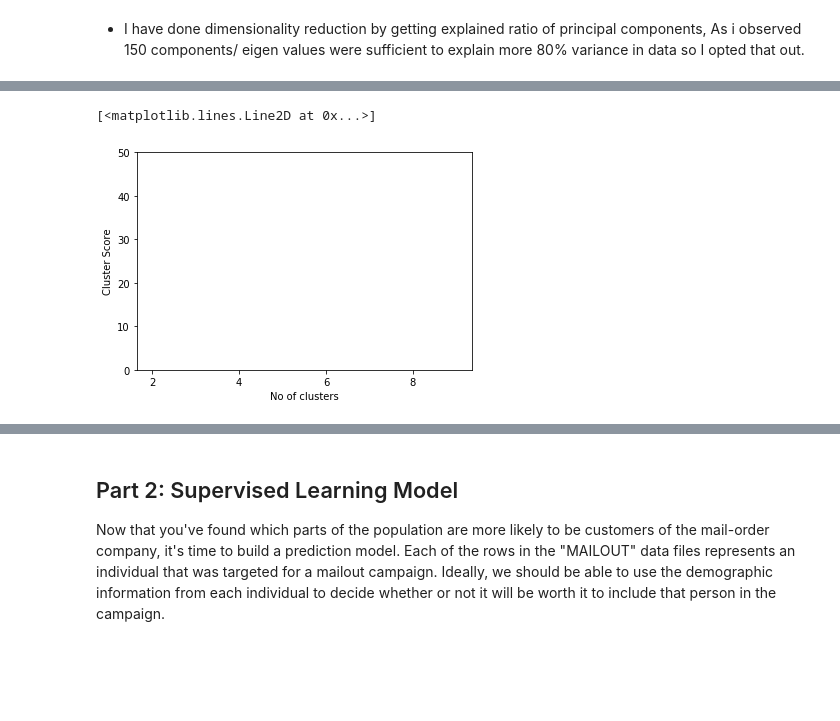
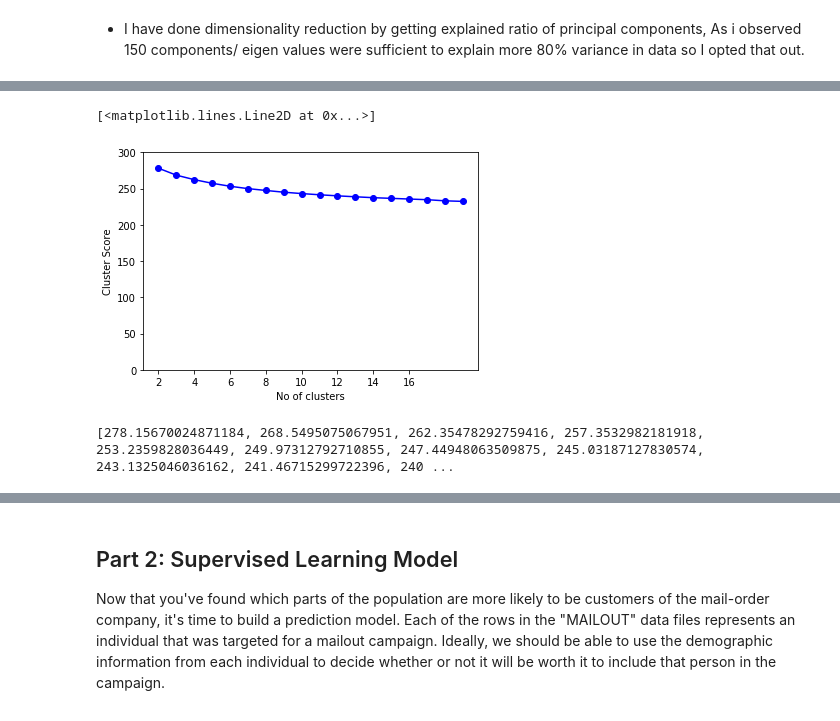
Before and after one commit to xueweiyema/ArvatoProject, a Jupyter notebook: Arvato Project Workbook.ipynb, the cells around one changed output, grey strips where cells are left out. Saved outputs shown, nothing was run; the diff lists cells and outputs as text; code cells hidden in the pictures; blank space fills up the shorter version.

```diff
--- a/Arvato Project Workbook.ipynb
+++ b/Arvato Project Workbook.ipynb
@@ -932,14 +942,18 @@ KeyboardInterrupt:
 # %%
 # Investigate the change in within-cluster distance across number of clusters.
 # HINT: Use matplotlib's plot function to visualize this relationship.
 plt.ylabel('Cluster Score')
 plt.xlabel('No of clusters')
-plt.ylim(0,50,5)
-x=[0,2,4,6,8,10,12,14,16,18,20]
-my_xticks=[2,4,6,8,10,12,14,16,18,20]
+plt.ylim(0,300,5)
+x=[0,2,4,6,8,10,12,14]
+my_xticks=[2,4,6,8,10,12,14,16]
 plt.xticks(x, my_xticks)
 plt.style.context('seaborn-whitegrid')
 plt.plot(kmeans_avg,marker='o', color='b')
 # %% [output]
 [<matplotlib.lines.Line2D at 0x...>]
-[figure, old version]
+[figure, new version]
+# %%
+print(kmeans_avg)
+# %% [output]
+[278.15670024871184, 268.5495075067951, 262.35478292759416, 257.3532982181918, 253.2359828036449, 249.97312792710855, 247.44948063509875, 245.03187127830574, 243.1325046036162, 241.46715299722396, 240 ...
```
Also changed, not shown: parts of 26 cells of this notebook.
